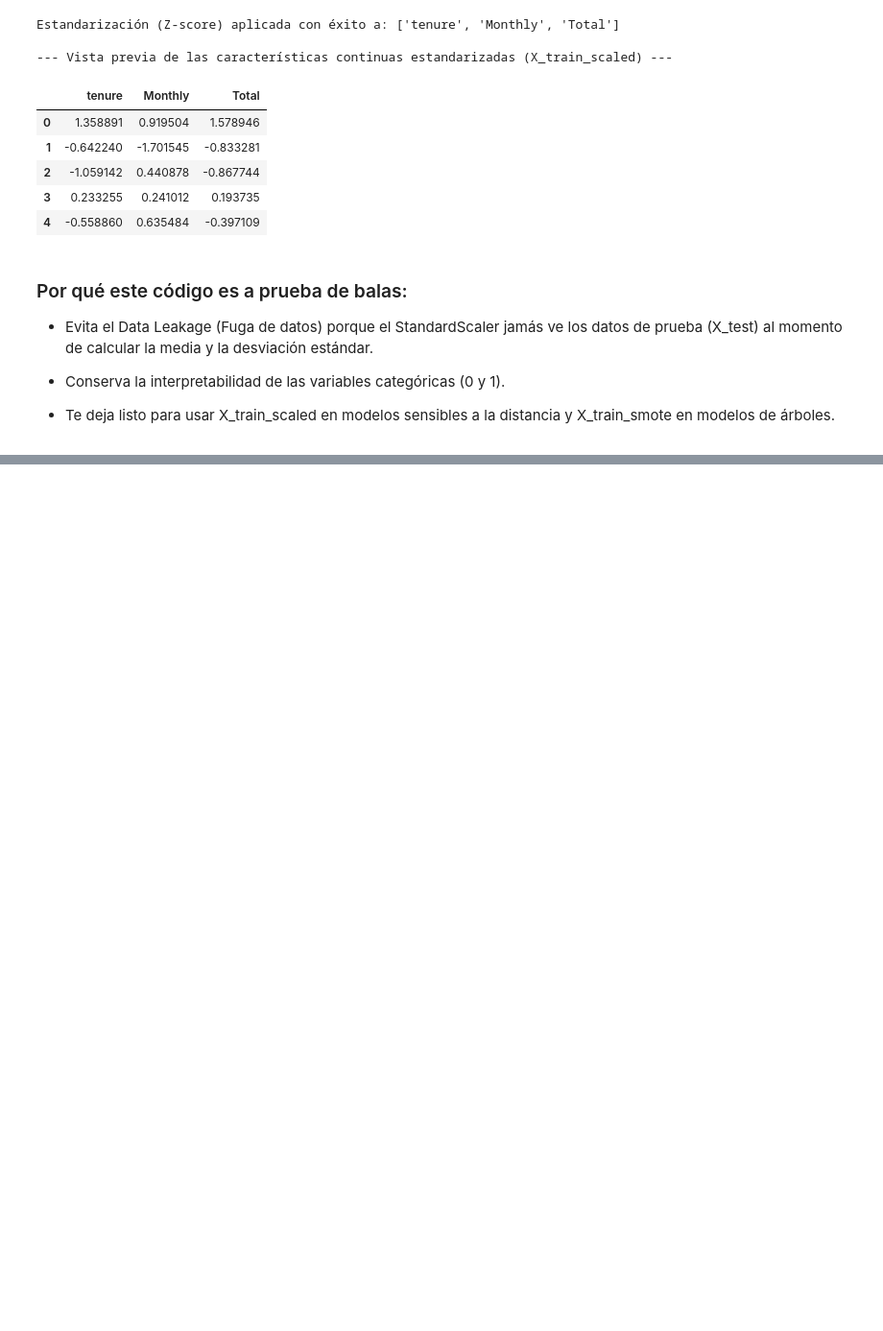
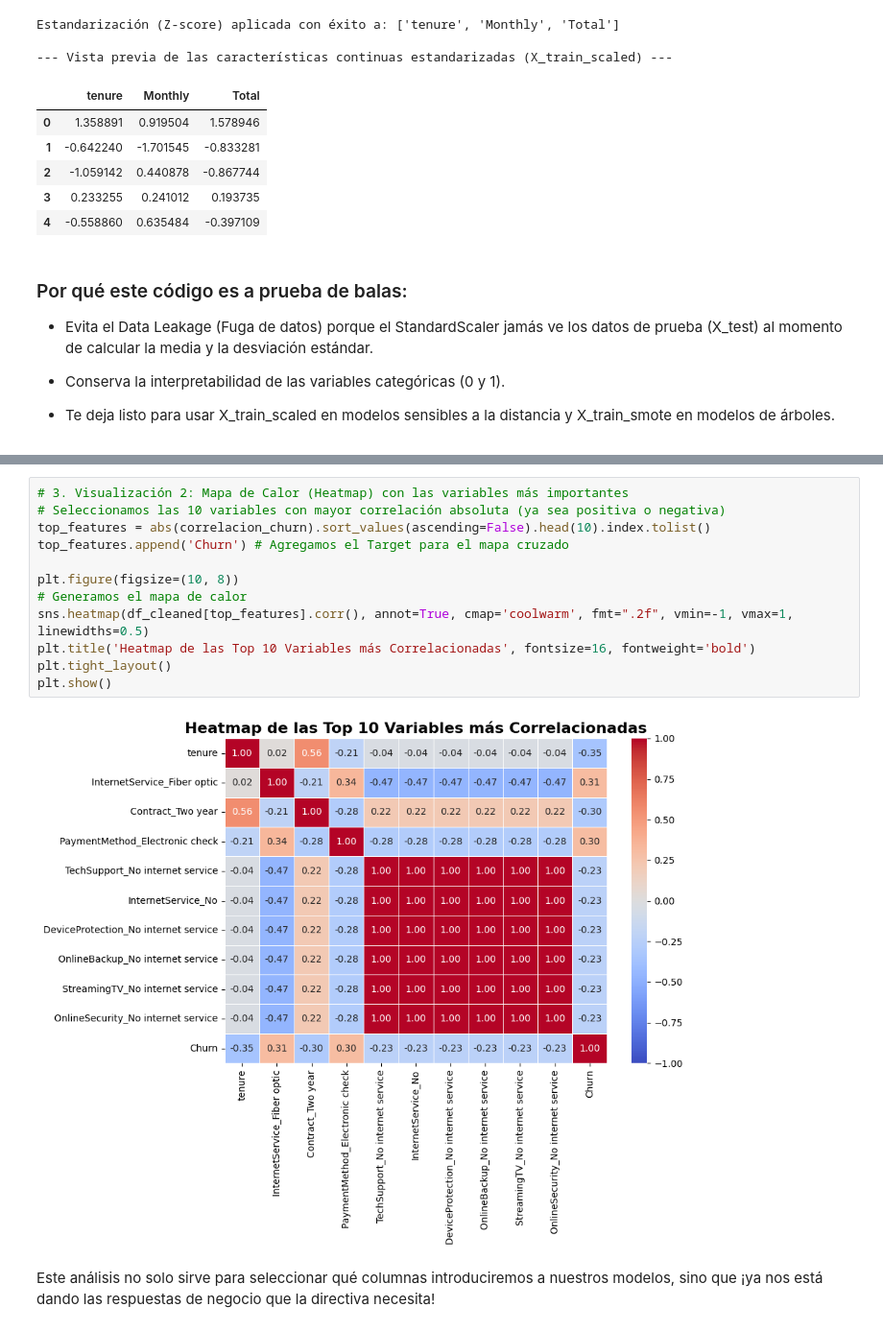
Before and after one commit to LordAguaKate/Telecom2, a Jupyter notebook: Telecom2.ipynb, the cells around one changed output, grey strips where cells are left out. Shown at 96% size. Saved outputs shown, nothing was run; the diff lists cells and outputs as text; blank space fills up the shorter version.

```diff
--- a/Telecom2.ipynb
+++ b/Telecom2.ipynb
@@ -266,0 +305,16 @@ Estandarización (Z-score) aplicada con éxito a: ['tenure', 'Monthly', 'Total']
+# %%
+# 3. Visualización 2: Mapa de Calor (Heatmap) con las variables más importantes
+# Seleccionamos las 10 variables con mayor correlación absoluta (ya sea positiva o negativa)
+top_features = abs(correlacion_churn).sort_values(ascending=False).head(10).index.tolist()
+top_features.append('Churn') # Agregamos el Target para el mapa cruzado
+
+plt.figure(figsize=(10, 8))
+# Generamos el mapa de calor
+sns.heatmap(df_cleaned[top_features].corr(), annot=True, cmap='coolwarm', fmt=".2f", vmin=-1, vmax=1, linewidths=0.5)
+plt.title('Heatmap de las Top 10 Variables más Correlacionadas', fontsize=16, fontweight='bold')
+plt.tight_layout()
+plt.show()
+# %% [output]
+[figure, added]
+# %% [markdown]
+Este análisis no solo sirve para seleccionar qué columnas introduciremos a nuestros modelos, sino que ¡ya nos está dando las respuestas de negocio que la directiva necesita!
```
Also changed, not shown: parts of 4 cells of this notebook.
